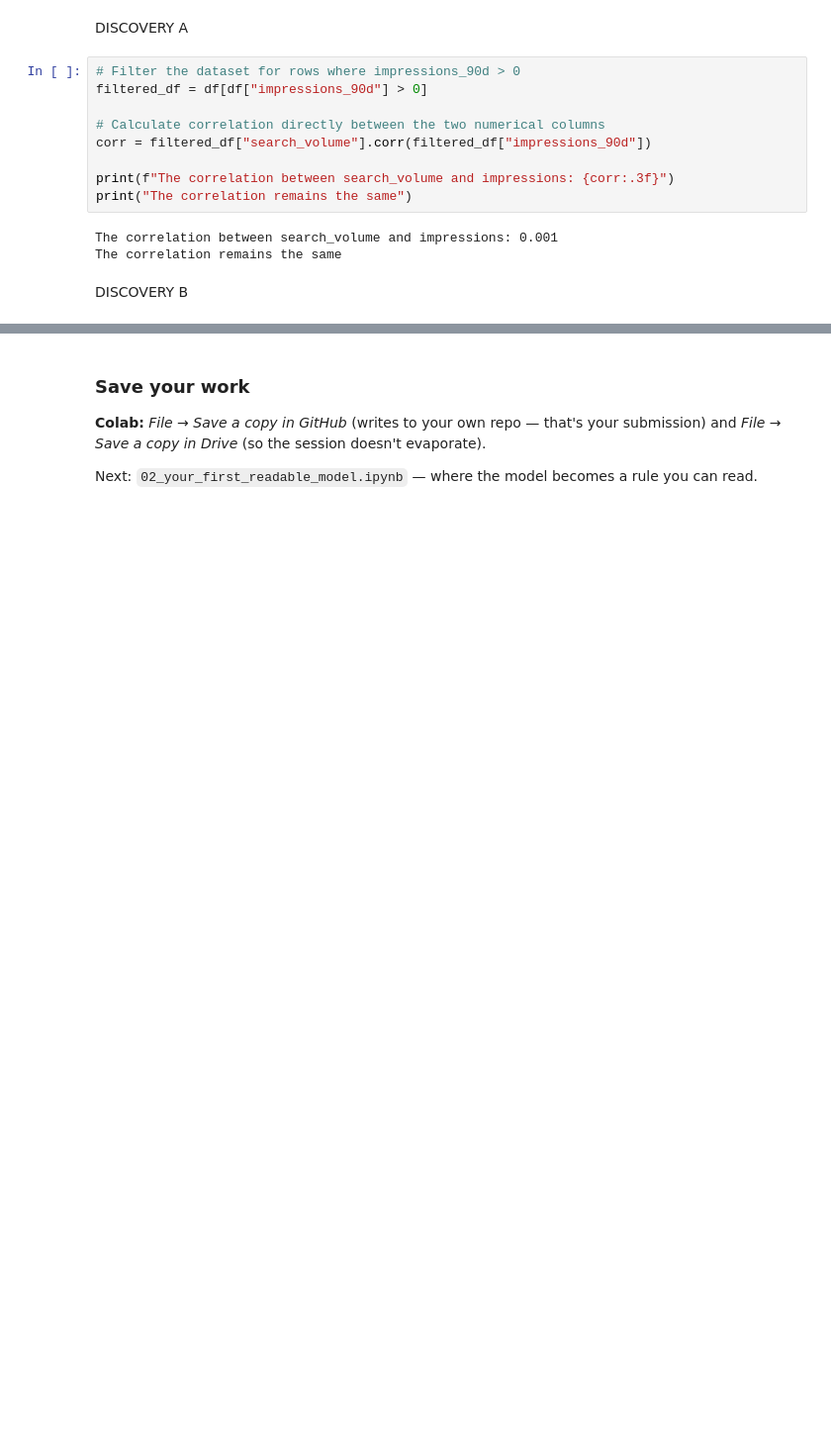
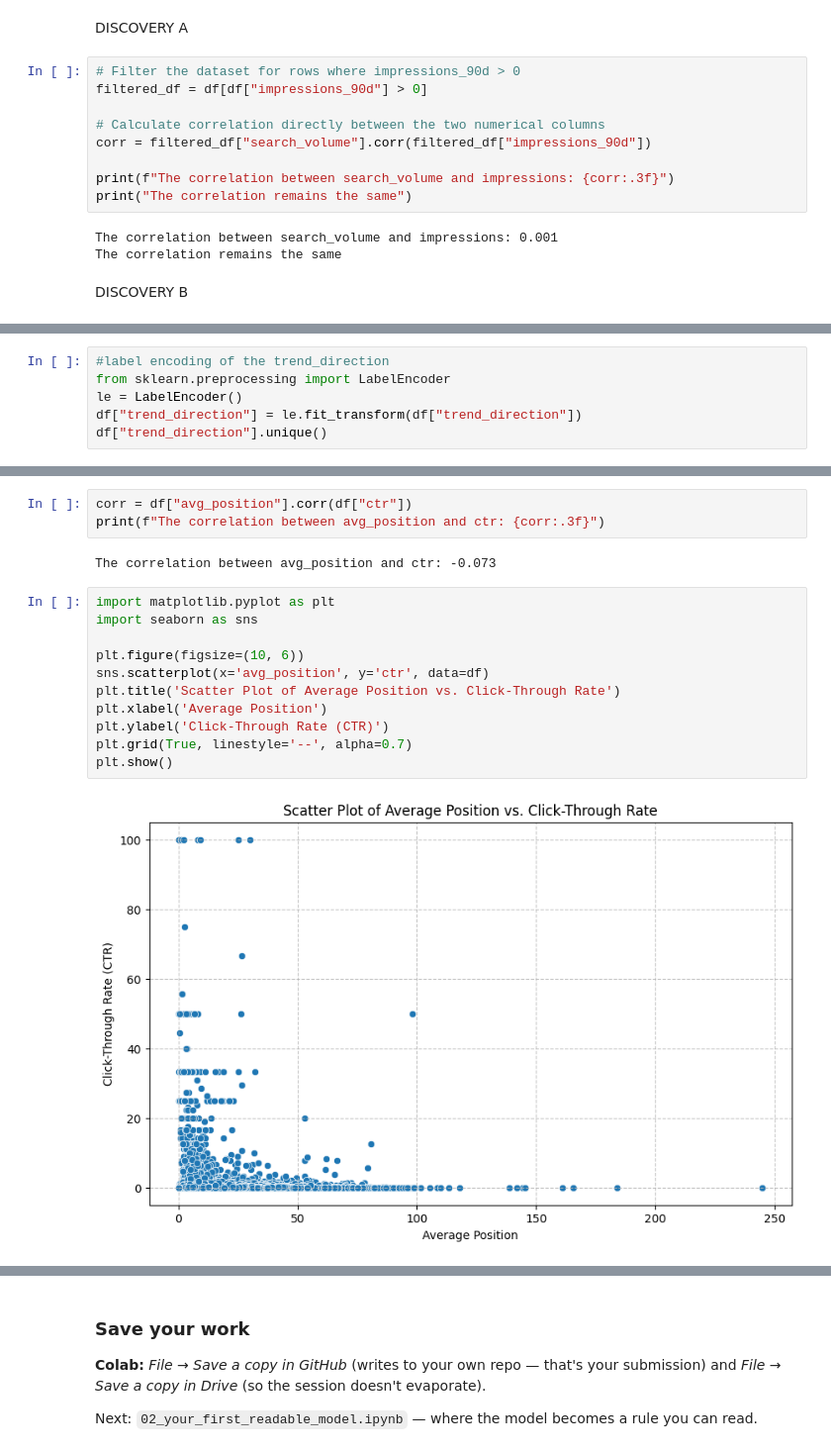
Before and after one commit to iamkaosarat/MLflyrankinternship, a Jupyter notebook: notebooks/01_first_look_and_discovery.ipynb, the cells around one changed output, grey strips where cells are left out. Shown at 99% size. Cells and saved outputs as stored; diff of their text form; blank space fills up the shorter version.

```diff
--- a/notebooks/01_first_look_and_discovery.ipynb
+++ b/notebooks/01_first_look_and_discovery.ipynb
@@ -246,0 +285,6 @@ top_3          comparison article         0.000000
+# %%
+#label encoding of the trend_direction
+from sklearn.preprocessing import LabelEncoder
+le = LabelEncoder()
+df["trend_direction"] = le.fit_transform(df["trend_direction"])
+df["trend_direction"].unique()
@@ -246,0 +320,18 @@ top_3          comparison article         0.000000
+# %%
+corr = df["avg_position"].corr(df["ctr"])
+print(f"The correlation between avg_position and ctr: {corr:.3f}")
+# %% [output]
+The correlation between avg_position and ctr: -0.073
+# %%
+import matplotlib.pyplot as plt
+import seaborn as sns
+
+plt.figure(figsize=(10, 6))
+sns.scatterplot(x='avg_position', y='ctr', data=df)
+plt.title('Scatter Plot of Average Position vs. Click-Through Rate')
+plt.xlabel('Average Position')
+plt.ylabel('Click-Through Rate (CTR)')
+plt.grid(True, linestyle='--', alpha=0.7)
+plt.show()
+# %% [output]
+[figure, added]
```
Also changed, not shown: parts of 14 cells of this notebook.
